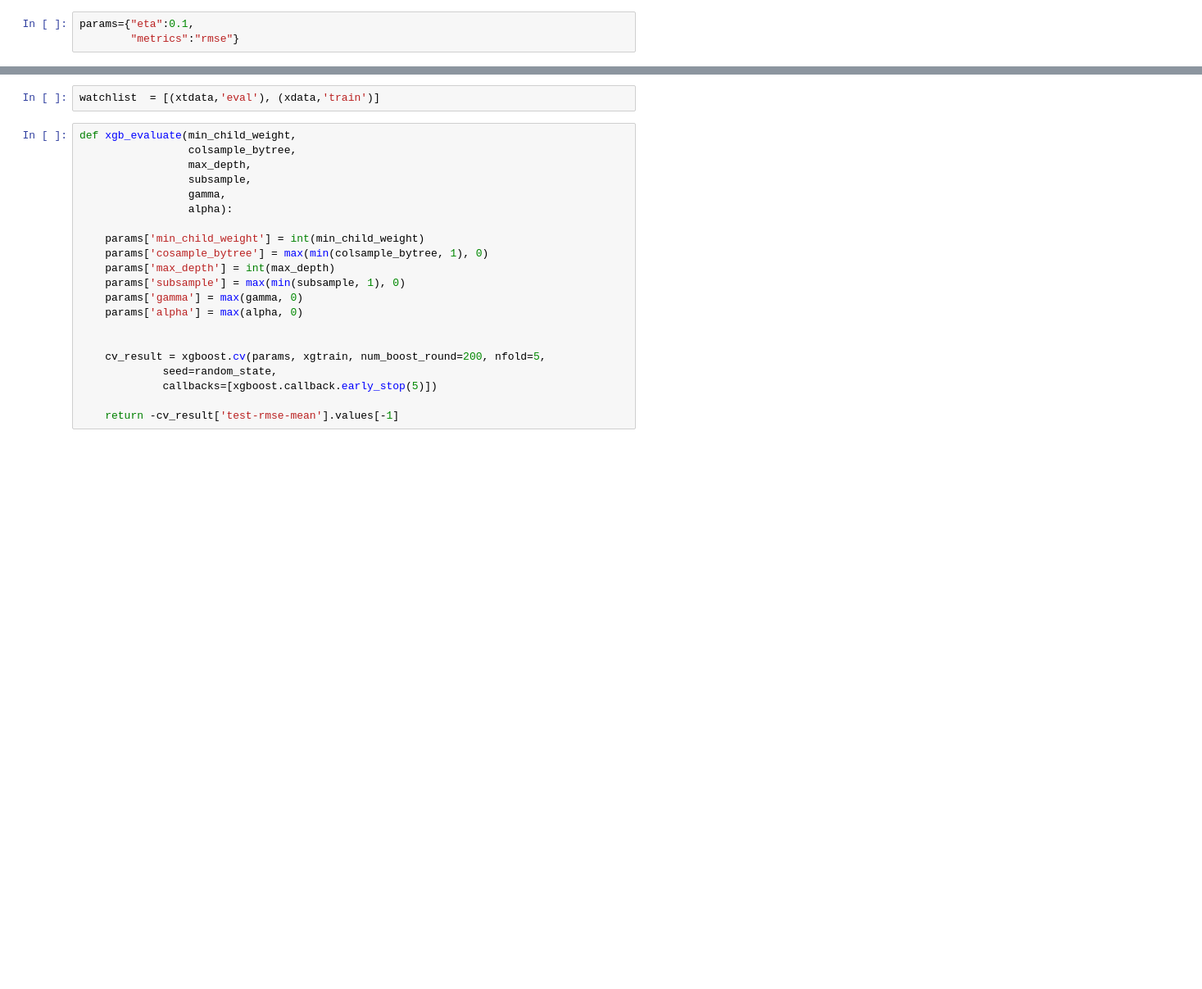
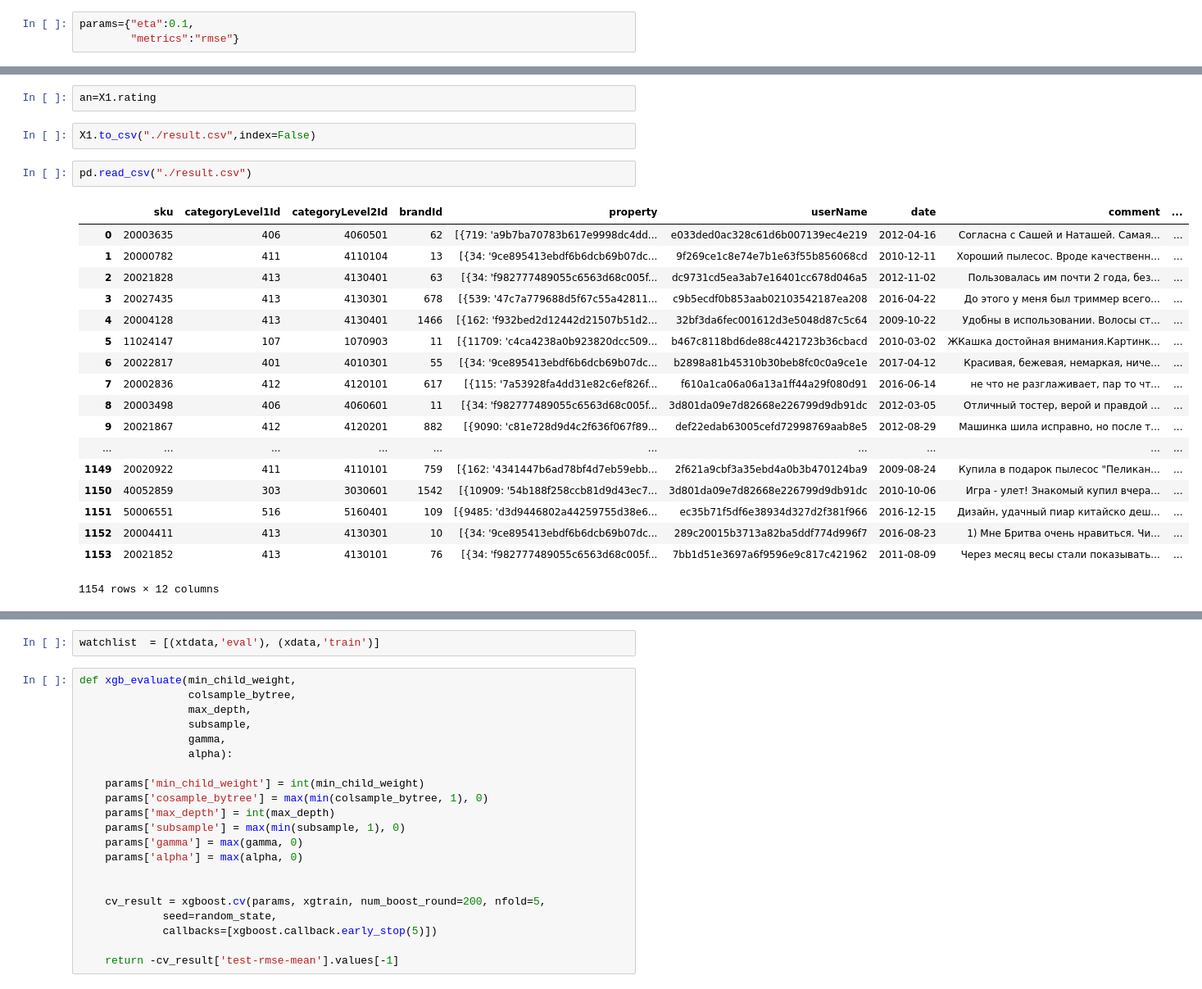
Before and after one commit to stas6626/mvideo, a Jupyter notebook: Untitled (2).ipynb, the cells around one changed output, grey strips where cells are left out. Shown at 82% size. Drawn from its saved outputs; the diff is of its cells as text; blank space fills up the shorter version.

```diff
--- a/Untitled (2).ipynb
+++ b/Untitled (2).ipynb
@@ -884,0 +1151,25 @@ KeyboardInterrupt:
+# %%
+an=X1.rating
+# %%
+X1.to_csv("./result.csv",index=False)
+# %%
+pd.read_csv("./result.csv")
+# %% [output]
+|  | sku | categoryLevel1Id | categoryLevel2Id | brandId | property | userName | date | comment | ... |
+| 0 | 20003635 | 406 | 4060501 | 62 | [{719: 'a9b7ba70783b617e9998dc4dd... | e033ded0ac328c61d6b007139ec4e219 | 2012-04-16 | Согласна с Сашей и Наташей. Самая... | ... |
+| 1 | 20000782 | 411 | 4110104 | 13 | [{34: '9ce895413ebdf6b6dcb69b07dc... | 9f269ce1c8e74e7b1e63f55b856068cd | 2010-12-11 | Хороший пылесос. Вроде качественн... | ... |
+| 2 | 20021828 | 413 | 4130401 | 63 | [{34: 'f982777489055c6563d68c005f... | dc9731cd5ea3ab7e16401cc678d046a5 | 2012-11-02 | Пользовалась им почти 2 года, без... | ... |
+| 3 | 20027435 | 413 | 4130301 | 678 | [{539: '47c7a779688d5f67c55a42811... | c9b5ecdf0b853aab02103542187ea208 | 2016-04-22 | До этого у меня был триммер всего... | ... |
+| 4 | 20004128 | 413 | 4130401 | 1466 | [{162: 'f932bed2d12442d21507b51d2... | 32bf3da6fec001612d3e5048d87c5c64 | 2009-10-22 | Удобны в использовании. Волосы ст... | ... |
+| 5 | 11024147 | 107 | 1070903 | 11 | [{11709: 'c4ca4238a0b923820dcc509... | b467c8118bd6de88c4421723b36cbacd | 2010-03-02 | ЖКашка достойная внимания.Картинк... | ... |
+| 6 | 20022817 | 401 | 4010301 | 55 | [{34: '9ce895413ebdf6b6dcb69b07dc... | b2898a81b45310b30beb8fc0c0a9ce1e | 2017-04-12 | Красивая, бежевая, немаркая, ниче... | ... |
+| 7 | 20002836 | 412 | 4120101 | 617 | [{115: '7a53928fa4dd31e82c6ef826f... | f610a1ca06a06a13a1ff44a29f080d91 | 2016-06-14 | не что не разглаживает, пар то чт... | ... |
+| 8 | 20003498 | 406 | 4060601 | 11 | [{34: 'f982777489055c6563d68c005f... | 3d801da09e7d82668e226799d9db91dc | 2012-03-05 | Отличный тостер, верой и правдой ... | ... |
+| 9 | 20021867 | 412 | 4120201 | 882 | [{9090: 'c81e728d9d4c2f636f067f89... | def22edab63005cefd72998769aab8e5 | 2012-08-29 | Машинка шила исправно, но после т... | ... |
+| ... | ... | ... | ... | ... | ... | ... | ... | ... | ... |
+| 1149 | 20020922 | 411 | 4110101 | 759 | [{162: '4341447b6ad78bf4d7eb59ebb... | 2f621a9cbf3a35ebd4a0b3b470124ba9 | 2009-08-24 | Купила в подарок пылесос "Пеликан... | ... |
+| 1150 | 40052859 | 303 | 3030601 | 1542 | [{10909: '54b188f258ccb81d9d43ec7... | 3d801da09e7d82668e226799d9db91dc | 2010-10-06 | Игра - улет! Знакомый купил вчера... | ... |
+| 1151 | 50006551 | 516 | 5160401 | 109 | [{9485: 'd3d9446802a44259755d38e6... | ec35b71f5df6e38934d327d2f381f966 | 2016-12-15 | Дизайн, удачный пиар китайско деш... | ... |
+| 1152 | 20004411 | 413 | 4130301 | 10 | [{34: '9ce895413ebdf6b6dcb69b07dc... | 289c20015b3713a82ba5ddf774d996f7 | 2016-08-23 | 1) Мне Бритва очень нравиться. Чи... | ... |
+| 1153 | 20021852 | 413 | 4130101 | 76 | [{34: 'f982777489055c6563d68c005f... | 7bb1d51e3697a6f9596e9c817c421962 | 2011-08-09 | Через месяц весы стали показывать... | ... |
+1154 rows × 12 columns
```
Also changed, not shown: parts of 115 cells of this notebook.
